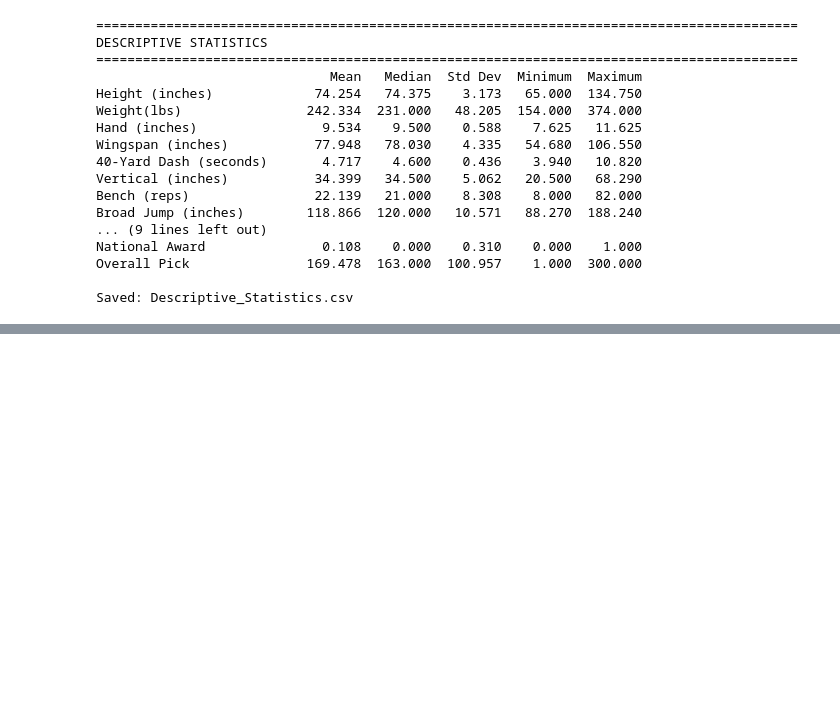
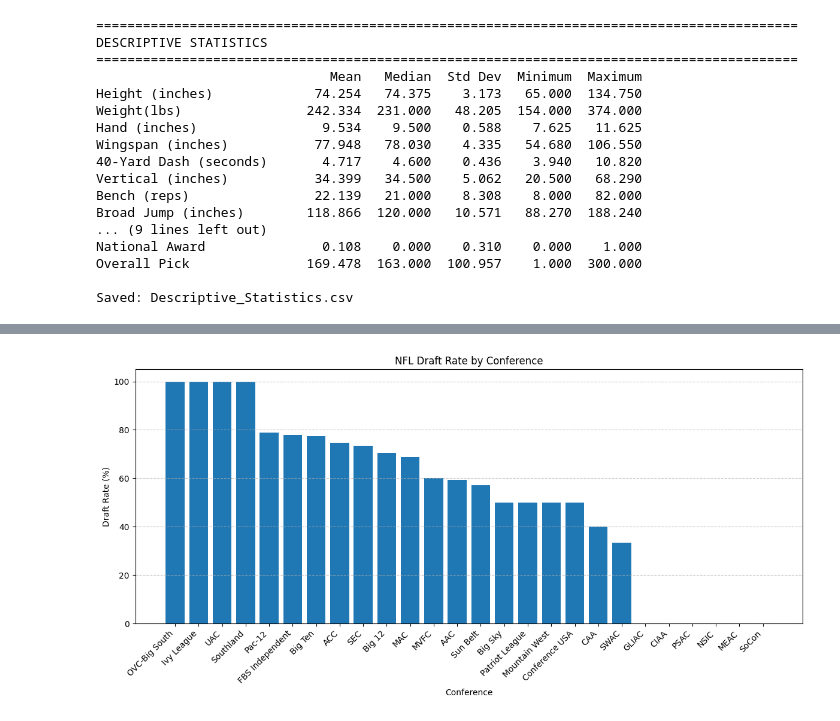
Before and after one commit to alexlevkulich/BSAN-Project-2, a Jupyter notebook: predict2026.ipynb, the cells around one changed output, grey strips where cells are left out. Drawn from its saved outputs; the diff is of its cells as text; code cells hidden in the pictures; blank space fills up the shorter version.

Commit message:
Graphs

```diff
--- a/predict2026.ipynb
+++ b/predict2026.ipynb
@@ -1317,0 +1381,40 @@ Saved: Descriptive_Statistics.csv
+# %%
+# =========================
+# DRAFT RATE BY CONFERENCE BAR CHART
+# =========================
+
+plot_df = conference_summary.sort_values(
+    by="Draft_Rate_%",
+    ascending=False
+)
+
+plt.figure(figsize=(12,6))
+
+plt.bar(
+    plot_df.index,
+    plot_df["Draft_Rate_%"]
+)
+
+plt.title("NFL Draft Rate by Conference")
+plt.xlabel("Conference")
+plt.ylabel("Draft Rate (%)")
+
+plt.grid(
+    axis="y",
+    linestyle="--",
+    alpha=0.7
+)
+
+plt.xticks(rotation=45, ha="right")
+
+plt.tight_layout()
+
+plt.savefig(
+    "Draft_Rate_By_Conference.png",
+    dpi=300,
+    bbox_inches="tight"
+)
+
+plt.show()
+# %% [output]
+[figure, added]
```
Also changed, not shown: parts of 9 cells of this notebook, 27 other files.
